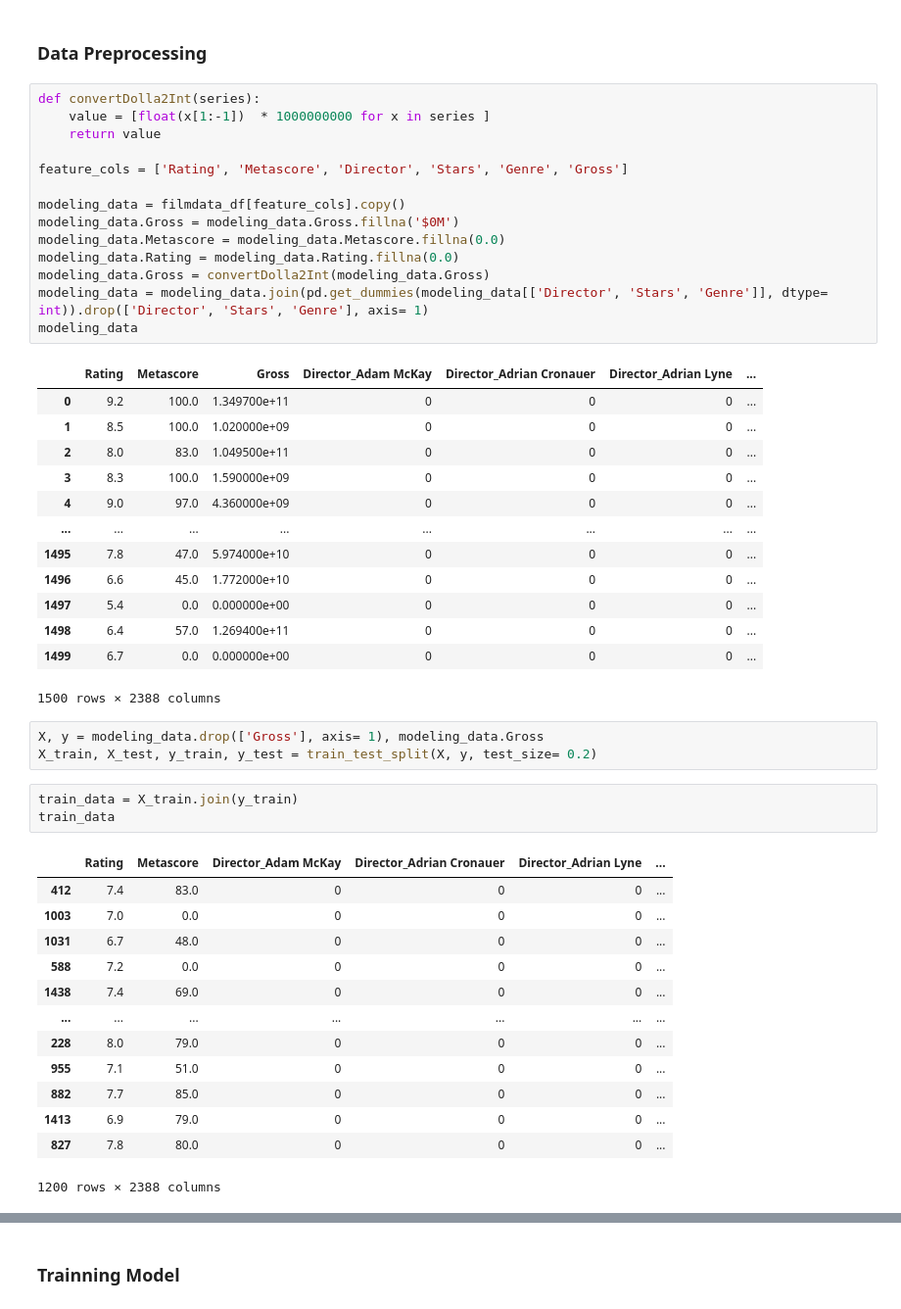
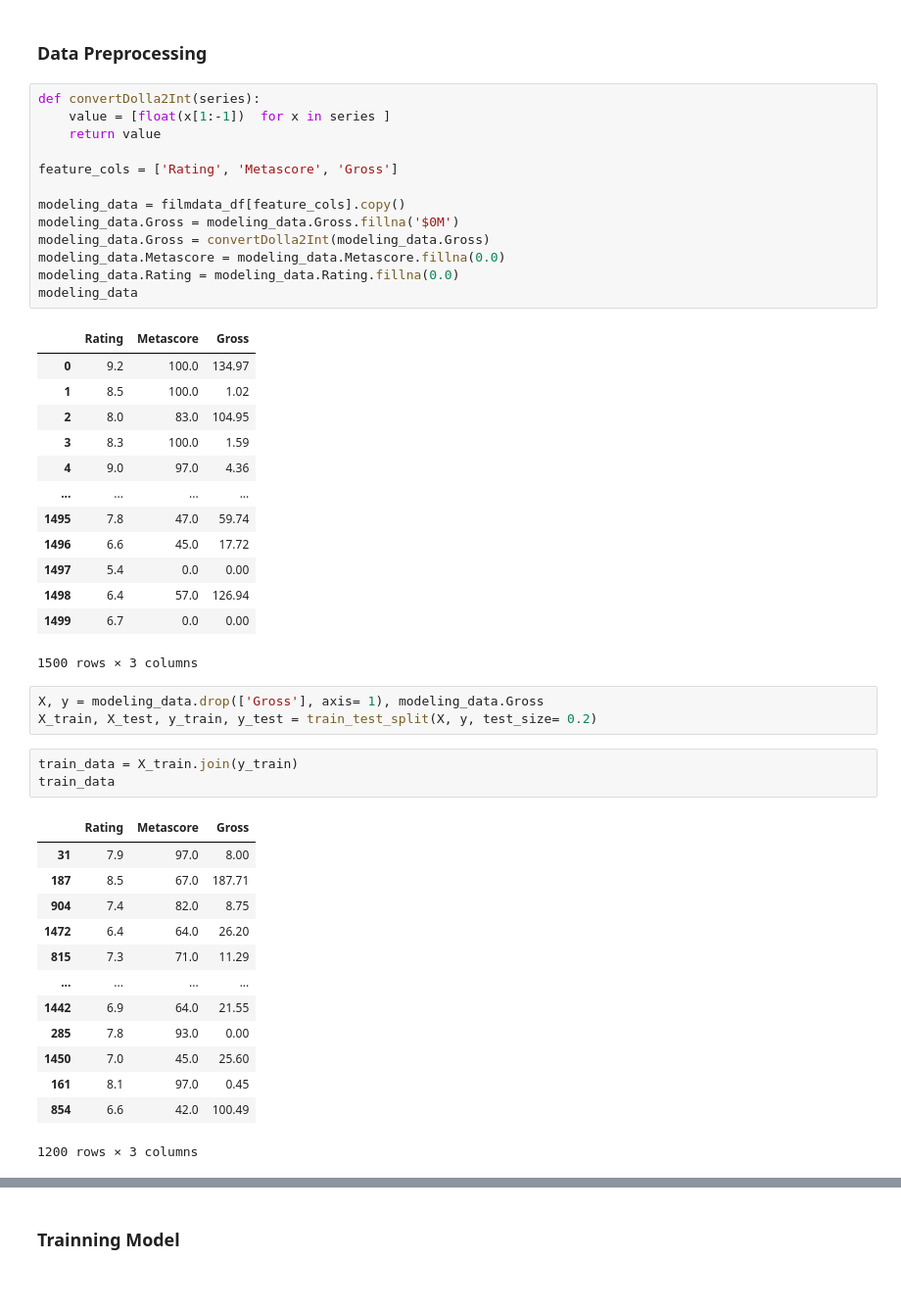
Before and after one commit to trandainien1/IntroDS_Final_Project, a Jupyter notebook: main.ipynb, the cells around one changed output, grey strips where cells are left out. Shown: that part at 98% size. Cells and saved outputs as stored; diff of their text form.

Commit message:
update creating model

```diff
--- a/main.ipynb
+++ b/main.ipynb
@@ -969,32 +971,31 @@ filmdata_df.head()
 ### Data Preprocessing
 # %%
 def convertDolla2Int(series):
-    value = [float(x[1:-1])  * 1000000000 for x in series ]
+    value = [float(x[1:-1])  for x in series ]
     return value
 
-feature_cols = ['Rating', 'Metascore', 'Director', 'Stars', 'Genre', 'Gross']
+feature_cols = ['Rating', 'Metascore', 'Gross']
 
 modeling_data = filmdata_df[feature_cols].copy()
 modeling_data.Gross = modeling_data.Gross.fillna('$0M')
+modeling_data.Gross = convertDolla2Int(modeling_data.Gross)
 modeling_data.Metascore = modeling_data.Metascore.fillna(0.0)
 modeling_data.Rating = modeling_data.Rating.fillna(0.0)
-modeling_data.Gross = convertDolla2Int(modeling_data.Gross)
-modeling_data = modeling_data.join(pd.get_dummies(modeling_data[['Director', 'Stars', 'Genre']], dtype= int)).drop(['Director', 'Stars', 'Genre'], axis= 1)
 modeling_data
 # %% [output]
-|  | Rating | Metascore | Gross | Director_Adam McKay | Director_Adrian Cronauer | Director_Adrian Lyne | ... |
-| 0 | 9.2 | 100.0 | 1.349700e+11 | 0 | 0 | 0 | ... |
-| 1 | 8.5 | 100.0 | 1.020000e+09 | 0 | 0 | 0 | ... |
-| 2 | 8.0 | 83.0 | 1.049500e+11 | 0 | 0 | 0 | ... |
-| 3 | 8.3 | 100.0 | 1.590000e+09 | 0 | 0 | 0 | ... |
-| 4 | 9.0 | 97.0 | 4.360000e+09 | 0 | 0 | 0 | ... |
-| ... | ... | ... | ... | ... | ... | ... | ... |
-| 1495 | 7.8 | 47.0 | 5.974000e+10 | 0 | 0 | 0 | ... |
-| 1496 | 6.6 | 45.0 | 1.772000e+10 | 0 | 0 | 0 | ... |
-| 1497 | 5.4 | 0.0 | 0.000000e+00 | 0 | 0 | 0 | ... |
-| 1498 | 6.4 | 57.0 | 1.269400e+11 | 0 | 0 | 0 | ... |
-| 1499 | 6.7 | 0.0 | 0.000000e+00 | 0 | 0 | 0 | ... |
+|  | Rating | Metascore | Gross |
+| 0 | 9.2 | 100.0 | 134.97 |
+| 1 | 8.5 | 100.0 | 1.02 |
+| 2 | 8.0 | 83.0 | 104.95 |
+| 3 | 8.3 | 100.0 | 1.59 |
+| 4 | 9.0 | 97.0 | 4.36 |
+| ... | ... | ... | ... |
+| 1495 | 7.8 | 47.0 | 59.74 |
+| 1496 | 6.6 | 45.0 | 17.72 |
+| 1497 | 5.4 | 0.0 | 0.00 |
+| 1498 | 6.4 | 57.0 | 126.94 |
+| 1499 | 6.7 | 0.0 | 0.00 |
-1500 rows × 2388 columns
+1500 rows × 3 columns
 # %%
 X, y = modeling_data.drop(['Gross'], axis= 1), modeling_data.Gross
 X_train, X_test, y_train, y_test = train_test_split(X, y, test_size= 0.2)
@@ -1002,19 +1003,19 @@ X_train, X_test, y_train, y_test = train_test_split(X, y, test_size= 0.2)
 train_data = X_train.join(y_train)
 train_data
 # %% [output]
-|  | Rating | Metascore | Director_Adam McKay | Director_Adrian Cronauer | Director_Adrian Lyne | ... |
-| 412 | 7.4 | 83.0 | 0 | 0 | 0 | ... |
-| 1003 | 7.0 | 0.0 | 0 | 0 | 0 | ... |
-| 1031 | 6.7 | 48.0 | 0 | 0 | 0 | ... |
-| 588 | 7.2 | 0.0 | 0 | 0 | 0 | ... |
-| 1438 | 7.4 | 69.0 | 0 | 0 | 0 | ... |
-| ... | ... | ... | ... | ... | ... | ... |
-| 228 | 8.0 | 79.0 | 0 | 0 | 0 | ... |
-| 955 | 7.1 | 51.0 | 0 | 0 | 0 | ... |
-| 882 | 7.7 | 85.0 | 0 | 0 | 0 | ... |
-| 1413 | 6.9 | 79.0 | 0 | 0 | 0 | ... |
-| 827 | 7.8 | 80.0 | 0 | 0 | 0 | ... |
+|  | Rating | Metascore | Gross |
+| 31 | 7.9 | 97.0 | 8.00 |
+| 187 | 8.5 | 67.0 | 187.71 |
+| 904 | 7.4 | 82.0 | 8.75 |
+| 1472 | 6.4 | 64.0 | 26.20 |
+| 815 | 7.3 | 71.0 | 11.29 |
+| ... | ... | ... | ... |
+| 1442 | 6.9 | 64.0 | 21.55 |
+| 285 | 7.8 | 93.0 | 0.00 |
+| 1450 | 7.0 | 45.0 | 25.60 |
+| 161 | 8.1 | 97.0 | 0.45 |
+| 854 | 6.6 | 42.0 | 100.49 |
-1200 rows × 2388 columns
+1200 rows × 3 columns
 # %%
 test_data = X_test.join(y_test)
 test_data
```
Also changed, not shown: parts of 22 cells of this notebook.
